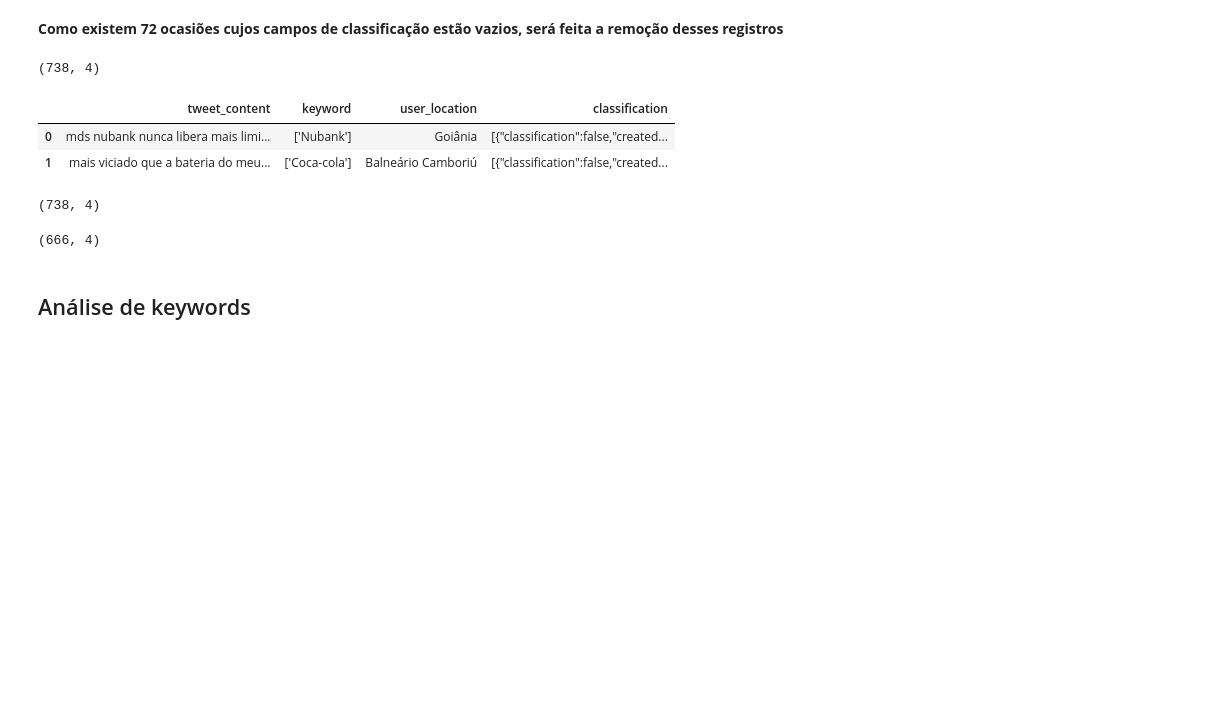
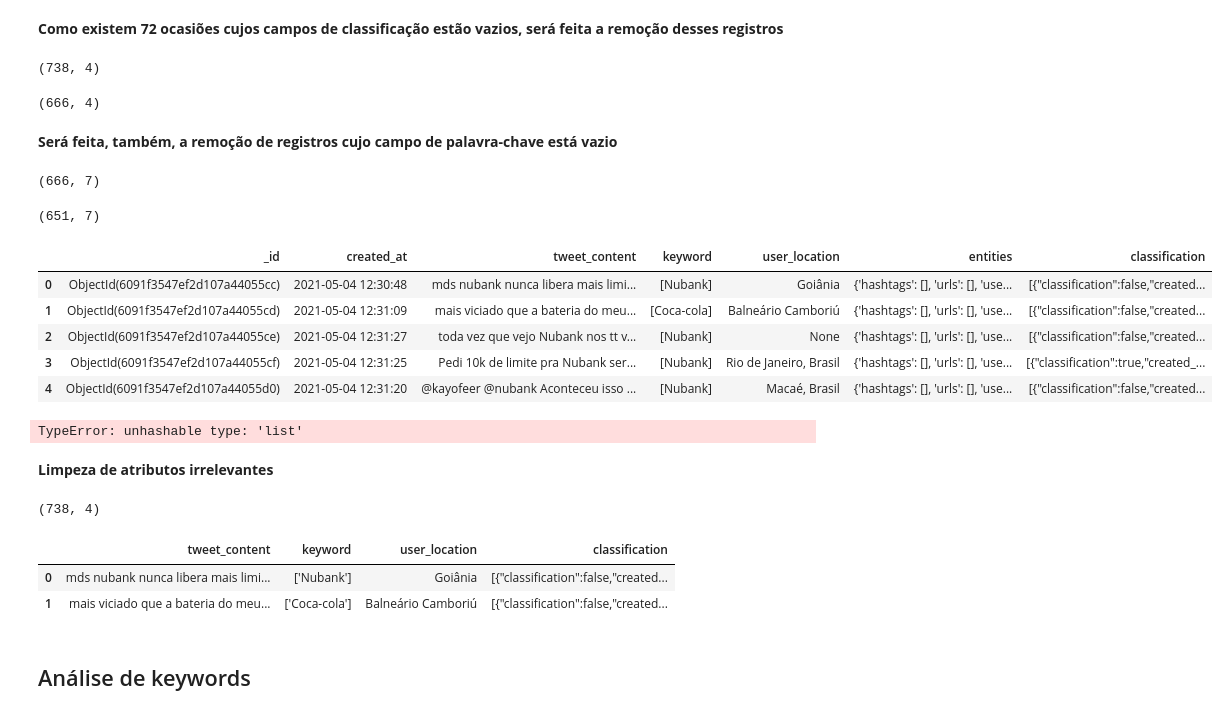
Before and after one commit to empatwi/exploratory-analysis, a Jupyter notebook: analysis_and_preprocessing.ipynb, the cells around one changed output. Drawn from its saved outputs; the diff is of its cells as text; code cells hidden in the pictures; blank space fills up the shorter version.

Commit message:
Remove rows with empty keywords (WIP)

```diff
--- a/analysis_and_preprocessing.ipynb
+++ b/analysis_and_preprocessing.ipynb
@@ -76,6 +76,45 @@ classification    72
 dtype: int64
 # %% [markdown]
 **Como existem 72 ocasiões cujos campos de classificação estão vazios, será feita a remoção desses registros**
+# %%
+# Remoção de amostras onde o campo de classifificação é vazio
+
+df_dropna = df_removed.dropna(subset = ['classification'])
+
+display(df_removed.shape)
+display(df_dropna.shape)
+# %% [output]
+(738, 4)
+(666, 4)
+# %% [markdown]
+**Será feita, também, a remoção de registros cujo campo de palavra-chave está vazio**
+# %%
+# Remoção de amostras onde o campo de palavra-chave é vazio
+
+df_dropna["keyword"].unique()
+
+df_dropempty = df_dropna.copy()
+df_dropempty["keyword"] = df_dropna["keyword"].apply(lambda keywords: keywords.strip("[]").replace("'", "").split(", ") if len(keywords.strip("[]").replace("'", "")) > 0 else [])
+
+df_dropempty = df_dropempty[df_dropempty["keyword"].str.len() > 0]
+
+display(df_dropna.shape)
+display(df_dropempty.shape)
+
+display(df_dropempty.head())
+# df_dropempty["keyword"].unique()
+# %% [output]
+(666, 7)
+(651, 7)
+|  | _id | created_at | tweet_content | keyword | user_location | entities | classification |
+| 0 | ObjectId(6091f3547ef2d107a44055cc) | 2021-05-04 12:30:48 | mds nubank nunca libera mais limi... | [Nubank] | Goiânia | {'hashtags': [], 'urls': [], 'use... | [{"classification":false,"created... |
+| 1 | ObjectId(6091f3547ef2d107a44055cd) | 2021-05-04 12:31:09 | mais viciado que a bateria do meu... | [Coca-cola] | Balneário Camboriú | {'hashtags': [], 'urls': [], 'use... | [{"classification":false,"created... |
+| 2 | ObjectId(6091f3547ef2d107a44055ce) | 2021-05-04 12:31:27 | toda vez que vejo Nubank nos tt v... | [Nubank] | None | {'hashtags': [], 'urls': [], 'use... | [{"classification":false,"created... |
+| 3 | ObjectId(6091f3547ef2d107a44055cf) | 2021-05-04 12:31:25 | Pedi 10k de limite pra Nubank ser... | [Nubank] | Rio de Janeiro, Brasil | {'hashtags': [], 'urls': [], 'use... | [{"classification":true,"created_... |
+| 4 | ObjectId(6091f3547ef2d107a44055d0) | 2021-05-04 12:31:20 | @kayofeer @nubank Aconteceu isso ... | [Nubank] | Macaé, Brasil | {'hashtags': [], 'urls': [], 'use... | [{"classification":false,"created... |
+TypeError: unhashable type: 'list'
+# %% [markdown]
+**Limpeza de atributos irrelevantes**
 # %%
 # Remoção de atributos irrelevantes para a análise
 
@@ -88,16 +127,6 @@ display(df_removed.head(n=2))
 |  | tweet_content | keyword | user_location | classification |
 | 0 | mds nubank nunca libera mais limi... | ['Nubank'] | Goiânia | [{"classification":false,"created... |
 | 1 | mais viciado que a bateria do meu... | ['Coca-cola'] | Balneário Camboriú | [{"classification":false,"created... |
-# %%
-# Remoção de amostras onde o campo de classifificação é vazio
-
-df_dropna = df_removed.dropna(subset = ['classification'])
-
-display(df_removed.shape)
-display(df_dropna.shape)
-# %% [output]
-(738, 4)
-(666, 4)
 # %% [markdown]
 ## Análise de keywords
 # %%
```
